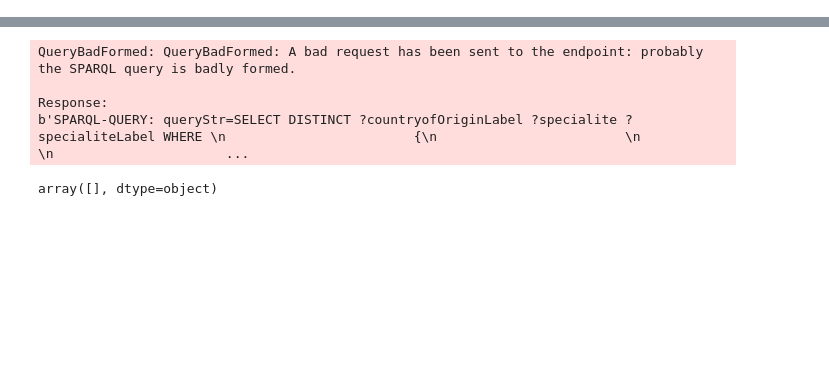
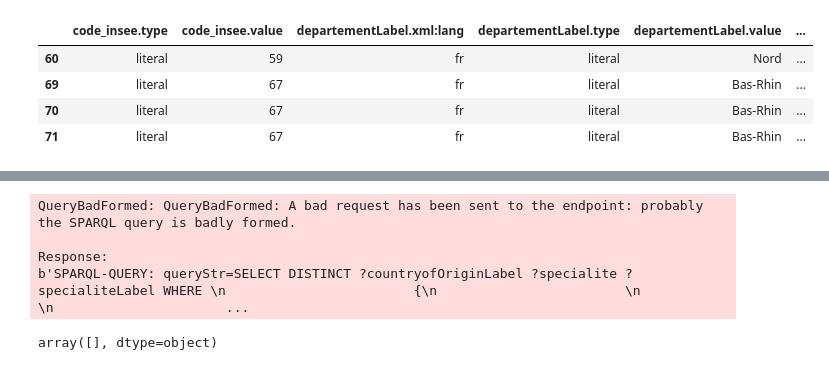
Before and after one commit to romainf28/CR_quiz_sparql, a Jupyter notebook: Notebook query.ipynb, the cells around one changed output, grey strips where cells are left out. Saved outputs shown, nothing was run; the diff lists cells and outputs as text; code cells hidden in the pictures; blank space fills up the shorter version.

```diff
--- a/Notebook query.ipynb
+++ b/Notebook query.ipynb
@@ -5,0 +44,8 @@ query_handler_ = query_handler.QueryHandler()
+# %%
+df[df.duplicated(subset=["code_insee.value"])]
+# %% [output]
+|  | code_insee.type | code_insee.value | departementLabel.xml:lang | departementLabel.type | departementLabel.value | ... |
+| 60 | literal | 59 | fr | literal | Nord | ... |
+| 69 | literal | 67 | fr | literal | Bas-Rhin | ... |
+| 70 | literal | 67 | fr | literal | Bas-Rhin | ... |
+| 71 | literal | 67 | fr | literal | Bas-Rhin | ... |
```
Also changed, not shown: parts of 4 cells of this notebook, 1 other file.
